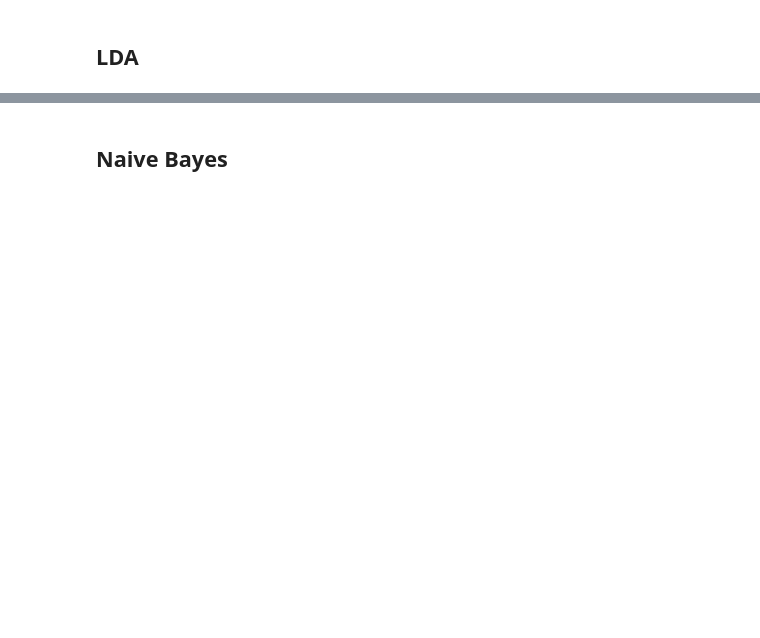
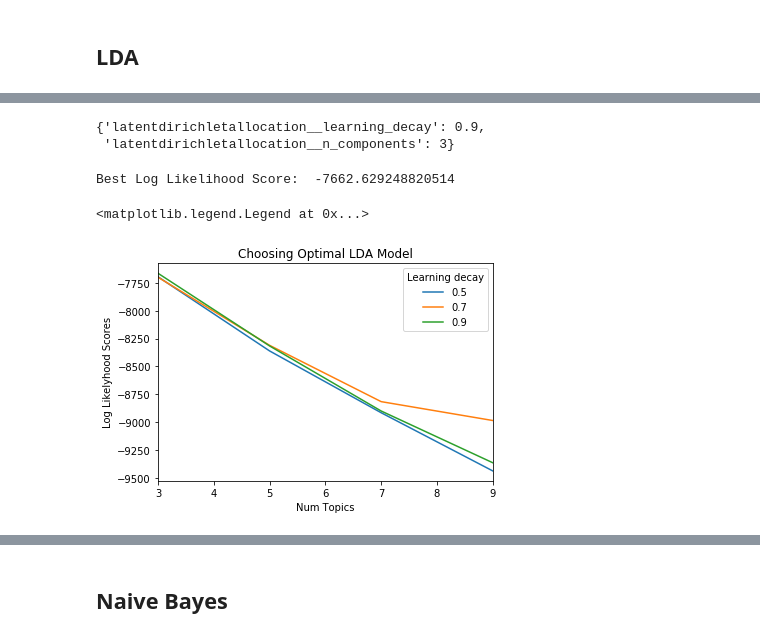
Before and after one commit to slayAlphalu/Capstone-Project-Twitter-data, a Jupyter notebook: twitter/twitter_text_process.ipynb, the cells around one changed output, grey strips where cells are left out. Drawn from its saved outputs; the diff is of its cells as text; code cells hidden in the pictures; blank space fills up the shorter version.

Commit message:
try topic model

```diff
--- a/twitter/twitter_text_process.ipynb
+++ b/twitter/twitter_text_process.ipynb
@@ -235,3 +229,8 @@ twitter_tokens[0][0]
+# %%
+twitter_message_cleaned = []
+for message in twitter_token_cleaned:
+    twitter_message_cleaned.append(' '.join(message))
+twitter_message_cleaned = pd.Series(twitter_message_cleaned)
 # %% [markdown]
 output:
 **twitter_token_cleaned**:  list of list of words
@@ -259,0 +429,10 @@ https://anaconda.org/conda-forge/emoji
+# %%
+twitter_message_cleaned = twitter_message_cleaned[twitter_message_cleaned!=""]
+# %%
+n_topics = [3,5,7,9]
+learning_decay = [0.5,0.7,0.9]
+params = {'latentdirichletallocation__n_components': n_topics,'latentdirichletallocation__learning_decay':learning_decay}
+model = GridSearchCV(make_pipeline(TfidfVectorizer(min_df=2,max_df=0.9),
+                                  LatentDirichletAllocation(learning_method = 'online')),
+                     param_grid=params)
+model.fit(twitter_message_cleaned)
@@ -259,0 +457,22 @@ https://anaconda.org/conda-forge/emoji
+# %%
+model.best_params_
+# %% [output]
+{'latentdirichletallocation__learning_decay': 0.9,
+ 'latentdirichletallocation__n_components': 3}
+# %%
+print("Best Log Likelihood Score: ",model.best_score_)
+# %% [output]
+Best Log Likelihood Score:  -7662.629248820514
+# %%
+grid_score = pd.DataFrame(model.cv_results_['mean_test_score'].reshape(3,4))
+grid_score.columns = n_topics
+grid_score.index = learning_decay
+# %%
+grid_score.T.plot()
+plt.title("Choosing Optimal LDA Model")
+plt.xlabel("Num Topics")
+plt.ylabel("Log Likelyhood Scores")
+plt.legend(title='Learning decay', loc='best')
+# %% [output]
+<matplotlib.legend.Legend at 0x...>
+[figure, added]
```
Also changed, not shown: parts of 23 cells of this notebook.
